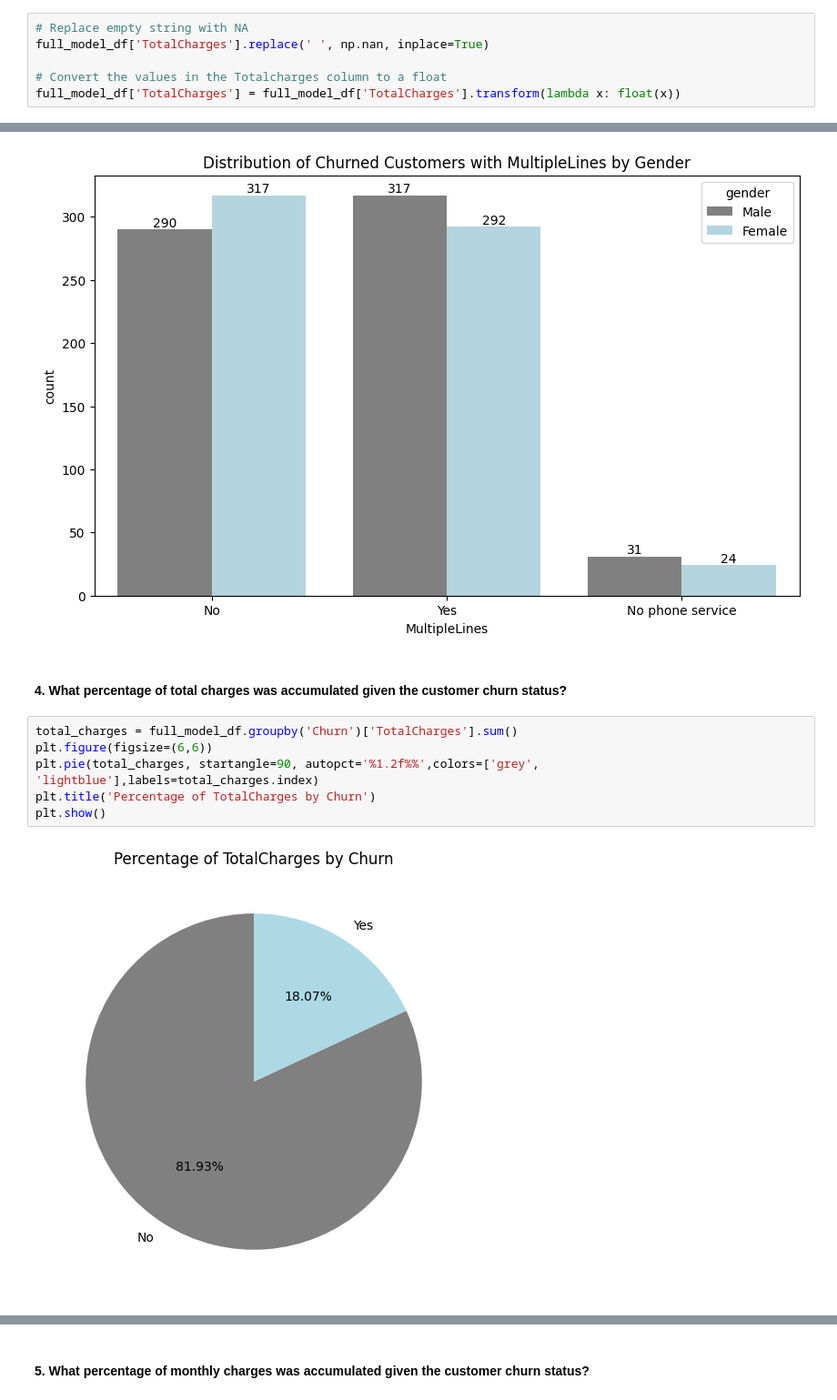
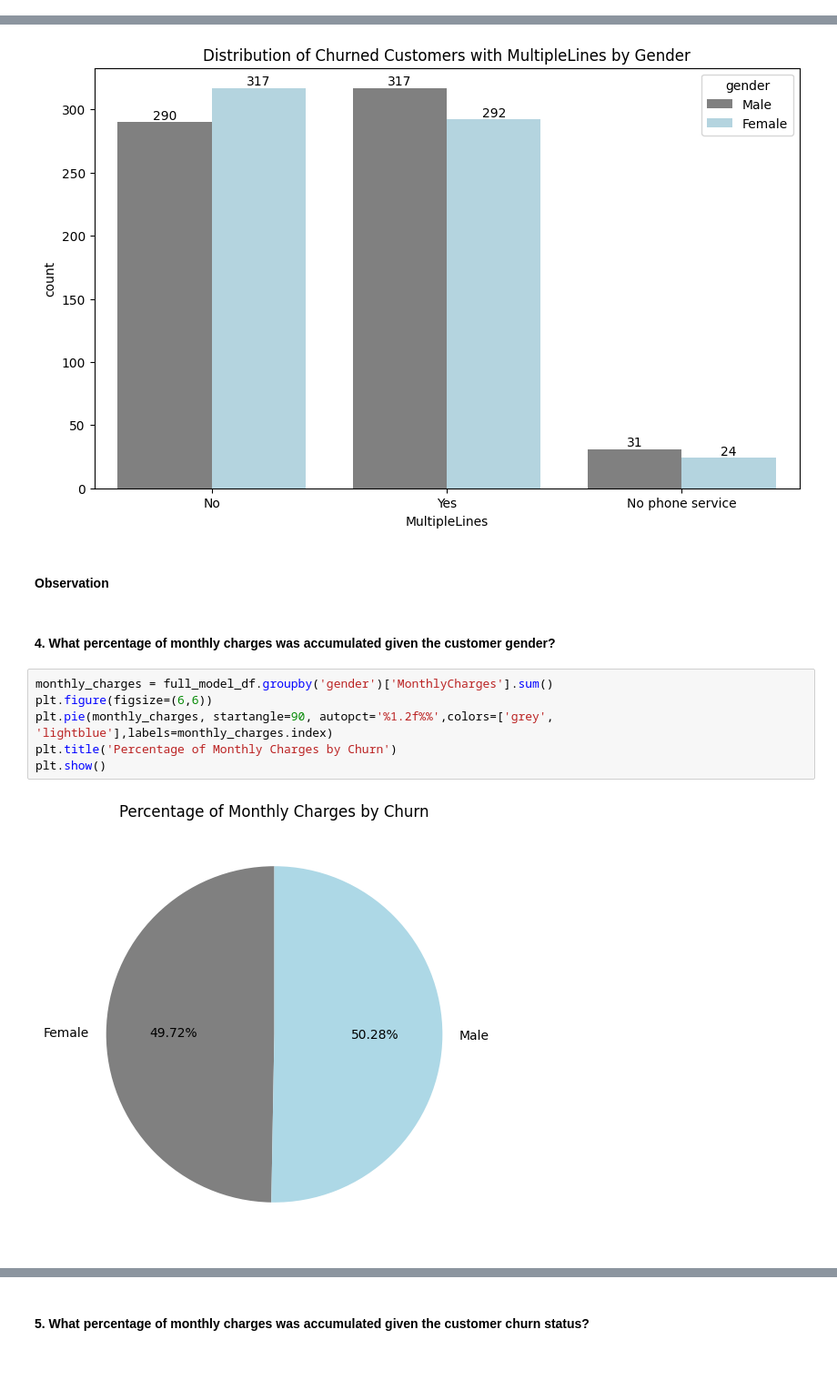
Before and after one commit to pk-aduyaw/Customer_Churn_Classification_Project, a Jupyter notebook: customer_churn_classification_model_project.ipynb, the cells around one changed output, grey strips where cells are left out. Shown at 91% size. Drawn from its saved outputs; the diff is of its cells as text; blank space fills up the shorter version.

```diff
--- a/customer_churn_classification_model_project.ipynb
+++ b/customer_churn_classification_model_project.ipynb
@@ -403,9 +431,3 @@ full_model_df[full_model_df['TotalCharges']==' ']
 # %% [markdown]
 - The total charges column have values which have been converted to a string which must be cast back in to a float.
 - Three rows in the dataset have empty string as an amount for the total charges value and this must be corrected corrected to NA.
-# %%
-# Replace empty string with NA
-full_model_df['TotalCharges'].replace(' ', np.nan, inplace=True)
-
-# Convert the values in the Totalcharges column to a float
-full_model_df['TotalCharges'] = full_model_df['TotalCharges'].transform(lambda x: float(x))
@@ -630,13 +647,15 @@ plt.title('Distribution of Churned Customers with MultipleLines by Gender')
 # %% [output]
 Text(0.5, 1.0, 'Distribution of Churned Customers with MultipleLines by Gender')
 [figure]
+# %% [markdown]
+#### Observation
 # %% [markdown]
-#### 4. What percentage of total charges was accumulated given the customer churn status?
+#### 4. What percentage of monthly charges was accumulated given the customer gender?
 # %%
-total_charges = full_model_df.groupby('Churn')['TotalCharges'].sum()
+monthly_charges = full_model_df.groupby('gender')['MonthlyCharges'].sum()
 plt.figure(figsize=(6,6))
-plt.pie(total_charges, startangle=90, autopct='%1.2f%%',colors=['grey', 'lightblue'],labels=total_charges.index)
-plt.title('Percentage of TotalCharges by Churn')
+plt.pie(monthly_charges, startangle=90, autopct='%1.2f%%',colors=['grey', 'lightblue'],labels=monthly_charges.index)
+plt.title('Percentage of Monthly Charges by Churn')
 plt.show()
 # %% [output]
-[figure, old version]
+[figure, new version]
```
Also changed, not shown: parts of 101 cells of this notebook.
